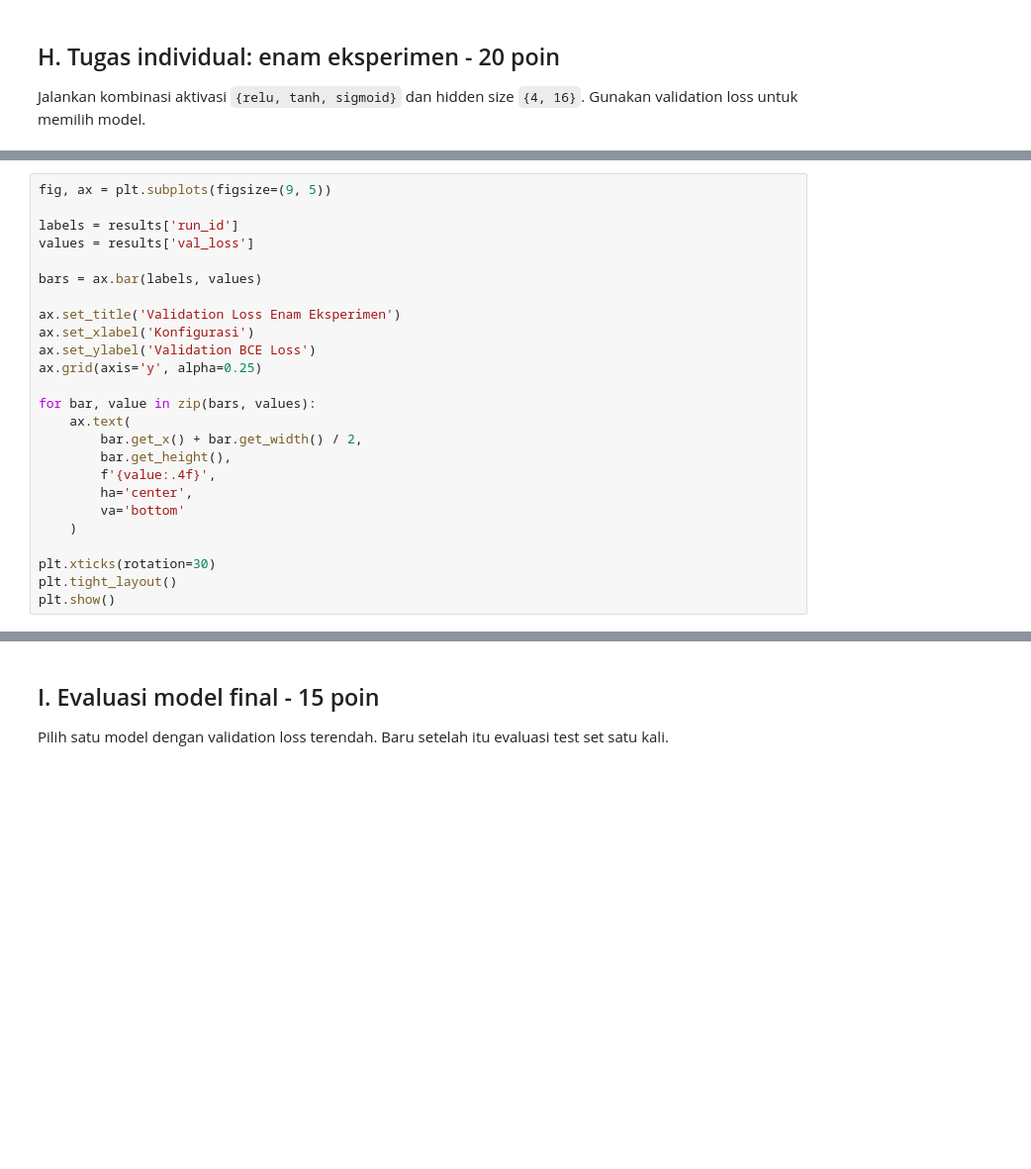
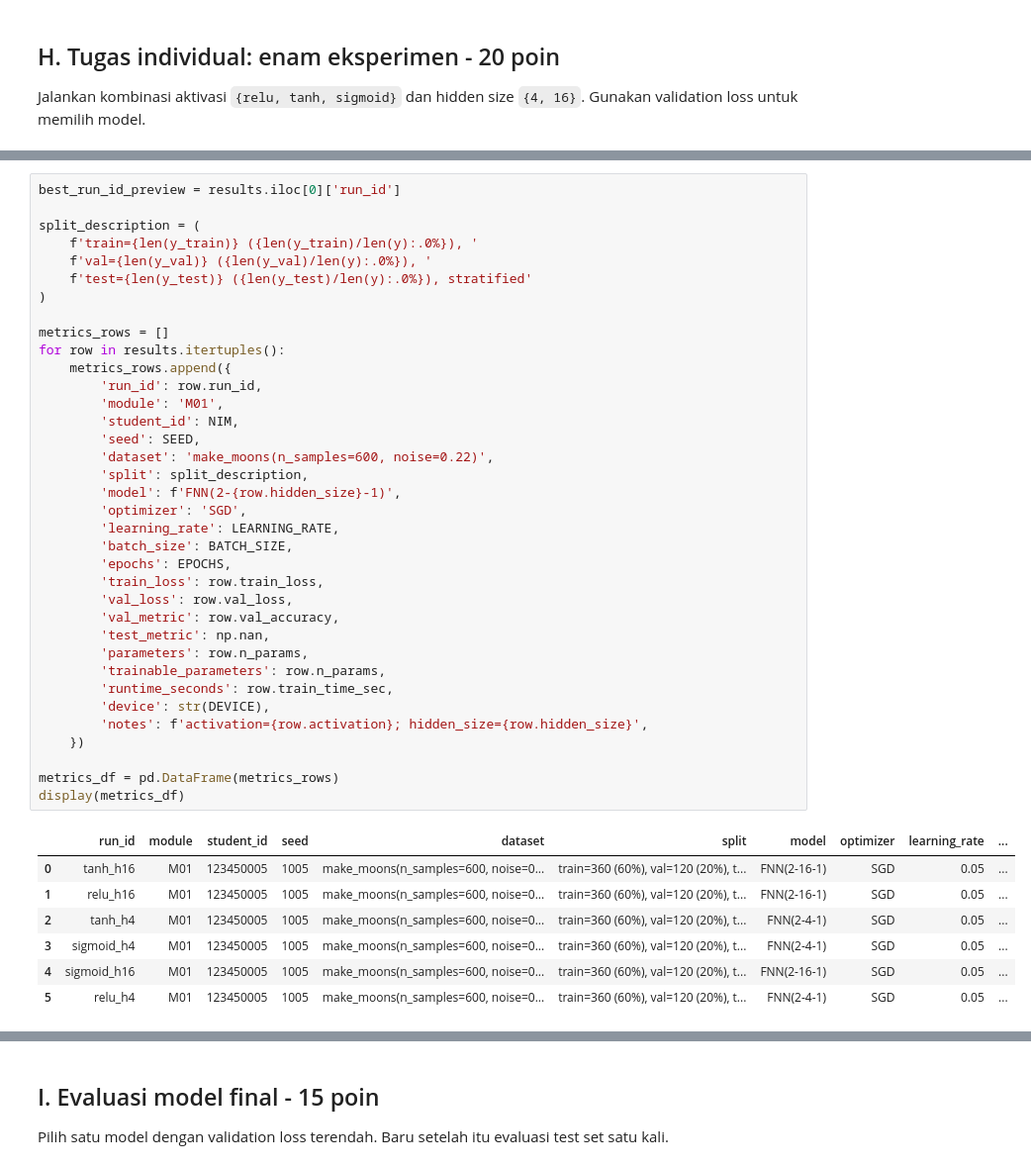
Before and after one commit to EfiDefiyati/Modul-Praktikum-Deep-Learning, a Jupyter notebook: M01_123450005.ipynb, the cells around one changed output, grey strips where cells are left out. Shown at 99% size. Saved outputs shown, nothing was run; the diff lists cells and outputs as text; blank space fills up the shorter version.

```diff
--- a/M01_123450005.ipynb
+++ b/M01_123450005.ipynb
@@ -582,25 +511,44 @@ print(f"CSV tersimpan sebagai M01_{NIM_LAST4:04d}_metrics.csv")
-# %%
-fig, ax = plt.subplots(figsize=(9, 5))
-
-labels = results['run_id']
-values = results['val_loss']
-
-bars = ax.bar(labels, values)
-
-ax.set_title('Validation Loss Enam Eksperimen')
-ax.set_xlabel('Konfigurasi')
-ax.set_ylabel('Validation BCE Loss')
-ax.grid(axis='y', alpha=0.25)
-
-for bar, value in zip(bars, values):
-    ax.text(
-        bar.get_x() + bar.get_width() / 2,
-        bar.get_height(),
-        f'{value:.4f}',
-        ha='center',
-        va='bottom'
-    )
-
-plt.xticks(rotation=30)
-plt.tight_layout()
-plt.show()
+# %%
+best_run_id_preview = results.iloc[0]['run_id']
+
+split_description = (
+    f'train={len(y_train)} ({len(y_train)/len(y):.0%}), '
+    f'val={len(y_val)} ({len(y_val)/len(y):.0%}), '
+    f'test={len(y_test)} ({len(y_test)/len(y):.0%}), stratified'
+)
+
+metrics_rows = []
+for row in results.itertuples():
+    metrics_rows.append({
+        'run_id': row.run_id,
+        'module': 'M01',
+        'student_id': NIM,
+        'seed': SEED,
+        'dataset': 'make_moons(n_samples=600, noise=0.22)',
+        'split': split_description,
+        'model': f'FNN(2-{row.hidden_size}-1)',
+        'optimizer': 'SGD',
+        'learning_rate': LEARNING_RATE,
+        'batch_size': BATCH_SIZE,
+        'epochs': EPOCHS,
+        'train_loss': row.train_loss,
+        'val_loss': row.val_loss,
+        'val_metric': row.val_accuracy,
+        'test_metric': np.nan,
+        'parameters': row.n_params,
+        'trainable_parameters': row.n_params,
+        'runtime_seconds': row.train_time_sec,
+        'device': str(DEVICE),
+        'notes': f'activation={row.activation}; hidden_size={row.hidden_size}',
+    })
+
+metrics_df = pd.DataFrame(metrics_rows)
+display(metrics_df)
+# %% [output]
+|  | run_id | module | student_id | seed | dataset | split | model | optimizer | learning_rate | ... |
+| 0 | tanh_h16 | M01 | 123450005 | 1005 | make_moons(n_samples=600, noise=0... | train=360 (60%), val=120 (20%), t... | FNN(2-16-1) | SGD | 0.05 | ... |
+| 1 | relu_h16 | M01 | 123450005 | 1005 | make_moons(n_samples=600, noise=0... | train=360 (60%), val=120 (20%), t... | FNN(2-16-1) | SGD | 0.05 | ... |
+| 2 | tanh_h4 | M01 | 123450005 | 1005 | make_moons(n_samples=600, noise=0... | train=360 (60%), val=120 (20%), t... | FNN(2-4-1) | SGD | 0.05 | ... |
+| 3 | sigmoid_h4 | M01 | 123450005 | 1005 | make_moons(n_samples=600, noise=0... | train=360 (60%), val=120 (20%), t... | FNN(2-4-1) | SGD | 0.05 | ... |
+| 4 | sigmoid_h16 | M01 | 123450005 | 1005 | make_moons(n_samples=600, noise=0... | train=360 (60%), val=120 (20%), t... | FNN(2-16-1) | SGD | 0.05 | ... |
+| 5 | relu_h4 | M01 | 123450005 | 1005 | make_moons(n_samples=600, noise=0... | train=360 (60%), val=120 (20%), t... | FNN(2-4-1) | SGD | 0.05 | ... |
```
Also changed, not shown: parts of 28 cells of this notebook.
